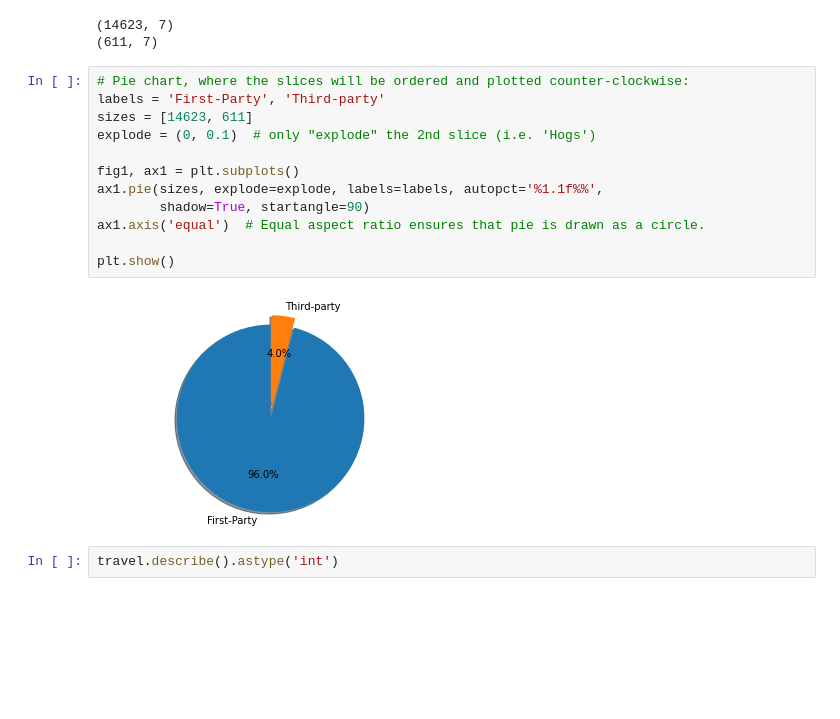
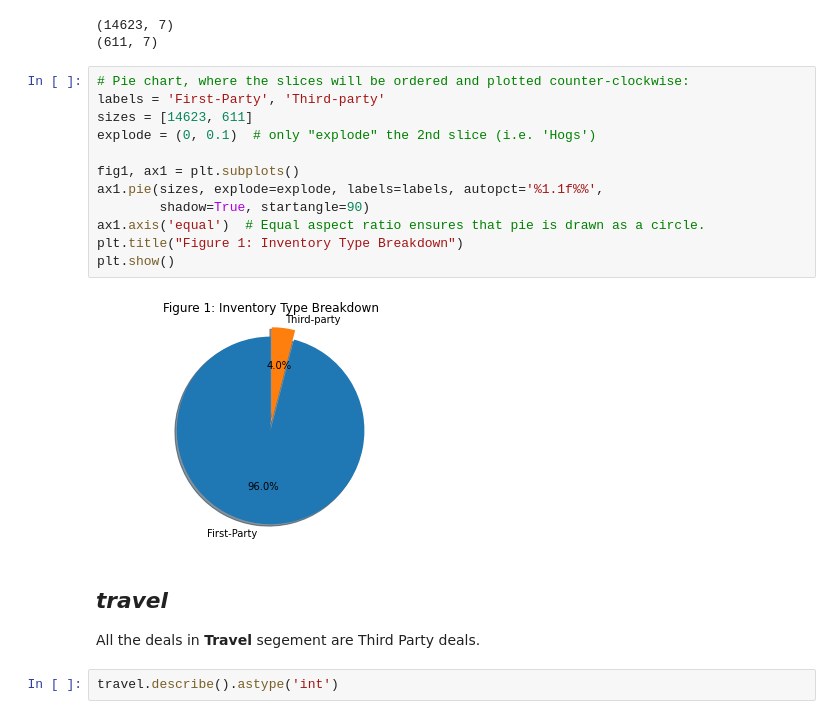
Before and after one commit to TaoFeng1234/Tao_Portfolio, a Jupyter notebook: Groupon.ipynb, the cells around one changed output. Drawn from its saved outputs; the diff is of its cells as text; blank space fills up the shorter version.

```diff
--- a/Groupon.ipynb
+++ b/Groupon.ipynb
@@ -120,17 +126,21 @@ print(goods[goods['Inventory Type'] != 'First - Party'].shape)
 # %%
 # Pie chart, where the slices will be ordered and plotted counter-clockwise:
 labels = 'First-Party', 'Third-party'
 sizes = [14623, 611]
 explode = (0, 0.1)  # only "explode" the 2nd slice (i.e. 'Hogs')
 
 fig1, ax1 = plt.subplots()
 ax1.pie(sizes, explode=explode, labels=labels, autopct='%1.1f%%',
         shadow=True, startangle=90)
 ax1.axis('equal')  # Equal aspect ratio ensures that pie is drawn as a circle.
-
+plt.title("Figure 1: Inventory Type Breakdown")
 plt.show()
 # %% [output]
-[figure, old version]
+[figure, new version]
+# %% [markdown]
+## *travel*
+
+All the deals in **Travel** segement are Third Party deals.
 # %%
 travel.describe().astype('int')
 # %% [output]
```
Also changed, not shown: parts of 23 cells of this notebook.
